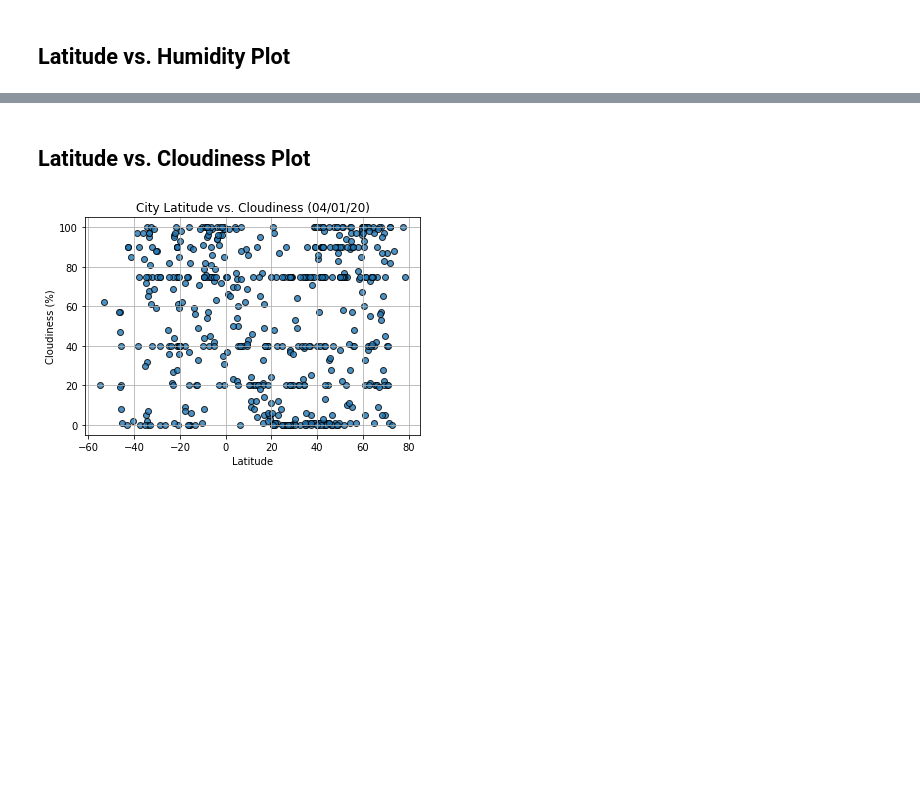
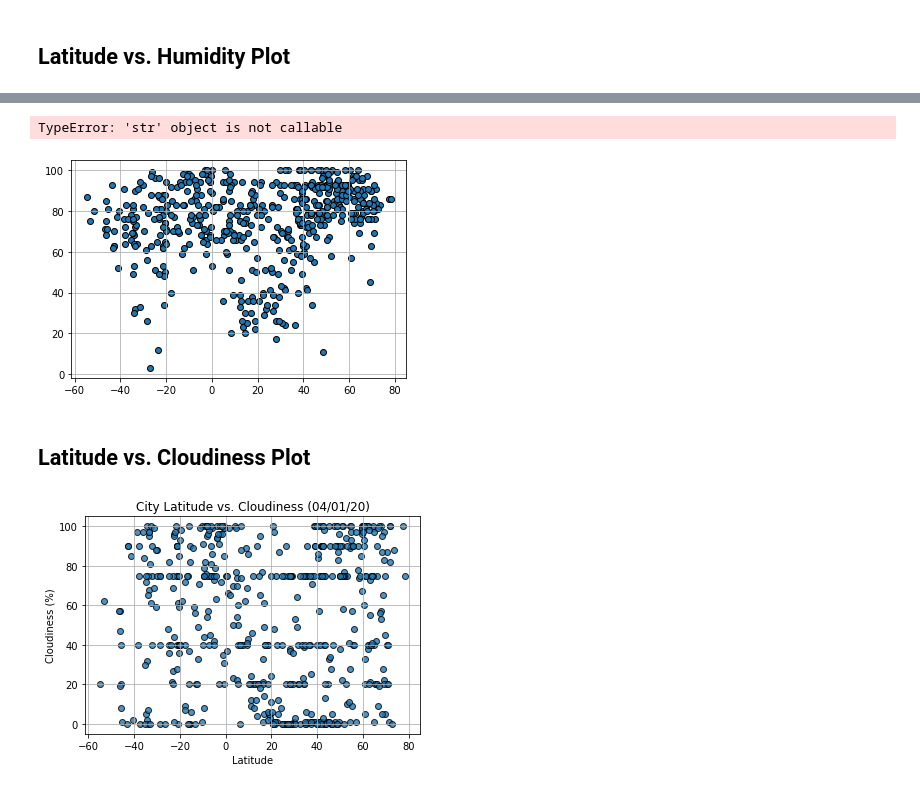
Before and after one commit to JRandle23/Python-API-Challenge, a Jupyter notebook: WeatherPy/WeatherPy.ipynb, the cells around one changed output, grey strips where cells are left out. Cells and saved outputs as stored; diff of their text form; code cells hidden in the pictures; blank space fills up the shorter version.

```diff
--- a/WeatherPy/WeatherPy.ipynb
+++ b/WeatherPy/WeatherPy.ipynb
@@ -221,3 +219,14 @@ TypeError: 'str' object is not callable
+# %%
+x_values = city_weather["Lat"]
+y_values = city_weather["Humidity"]
+plt.scatter(x_values, y_values, marker='o', edgecolors='black')
+plt.grid(b=True, which='major', linestyle='-')
+plt.xlabel("Latitude")
+plt.ylabel("Humidity (%)")
+plt.title(f"City Latitude vs. Humidity {today}")
+# %% [output]
+TypeError: 'str' object is not callable
+[figure, added]
 # %% [markdown]
 ## Latitude vs. Cloudiness Plot
 # %%
```
Also changed, not shown: parts of 2 cells of this notebook.
